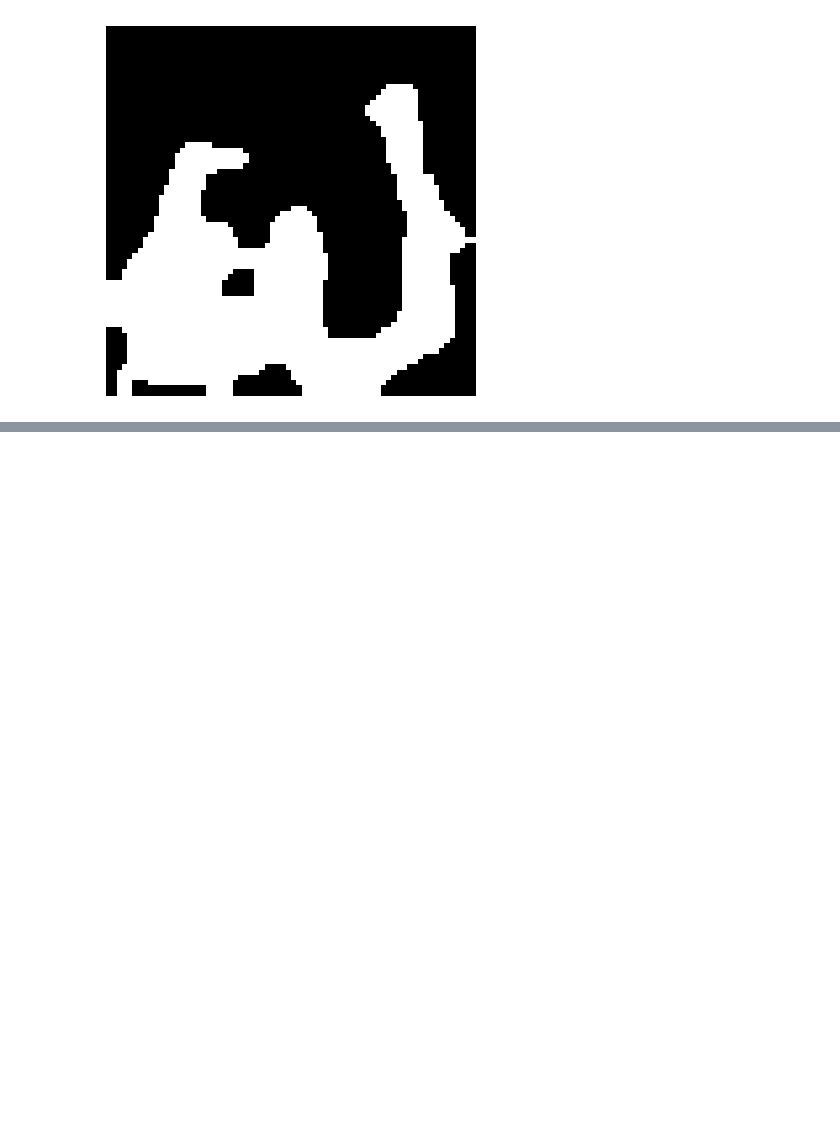
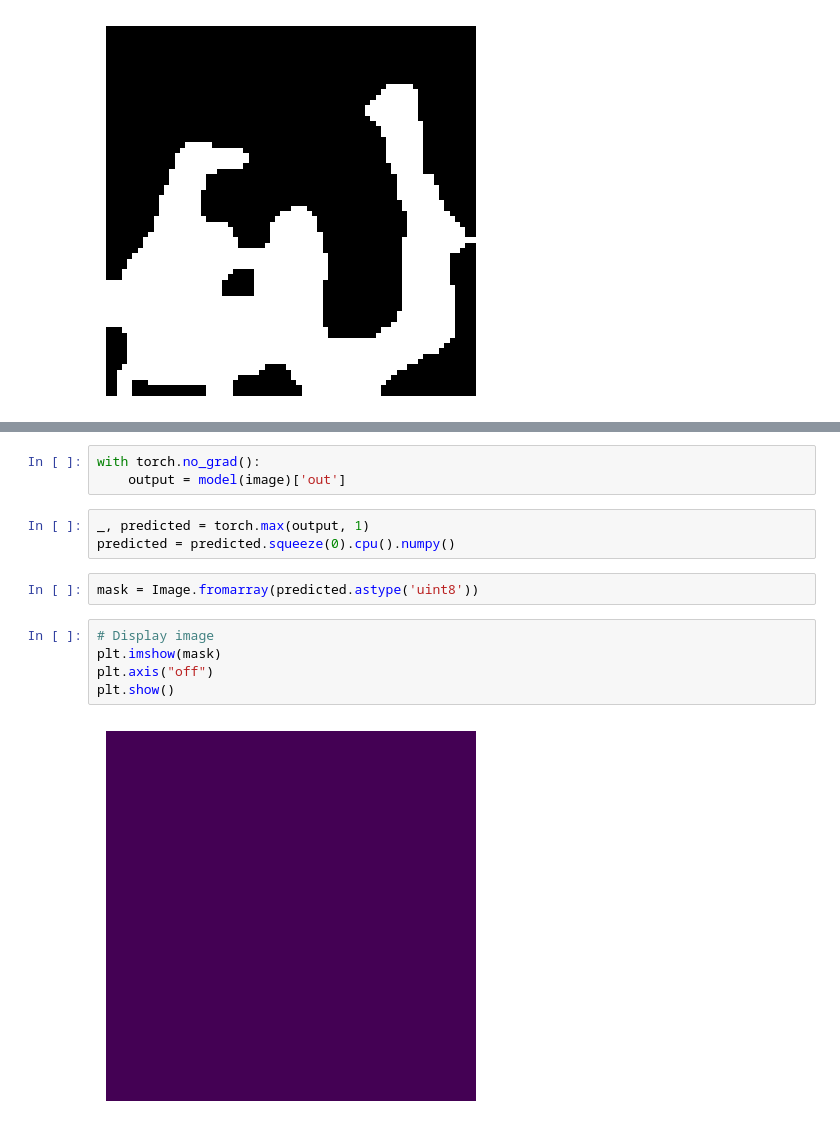
Before and after one commit to Wishmitha/Vesuvius, a Jupyter notebook: alpub_autoencoder/alpub_image_processor.ipynb, the cells around one changed output, grey strips where cells are left out. Cells and saved outputs as stored; diff of their text form; blank space fills up the shorter version.

Commit message:
Tried pretrained DeppLabV3 model for character segmentation

```diff
--- a/alpub_autoencoder/alpub_image_processor.ipynb
+++ b/alpub_autoencoder/alpub_image_processor.ipynb
@@ -212,0 +269,15 @@ print(filtered_image)
+# %%
+with torch.no_grad():
+    output = model(image)['out']
+# %%
+_, predicted = torch.max(output, 1)
+predicted = predicted.squeeze(0).cpu().numpy()
+# %%
+mask = Image.fromarray(predicted.astype('uint8'))
+# %%
+# Display image
+plt.imshow(mask)
+plt.axis("off")
+plt.show()
+# %% [output]
+[figure, added]
```
Also changed, not shown: parts of 11 cells of this notebook.
